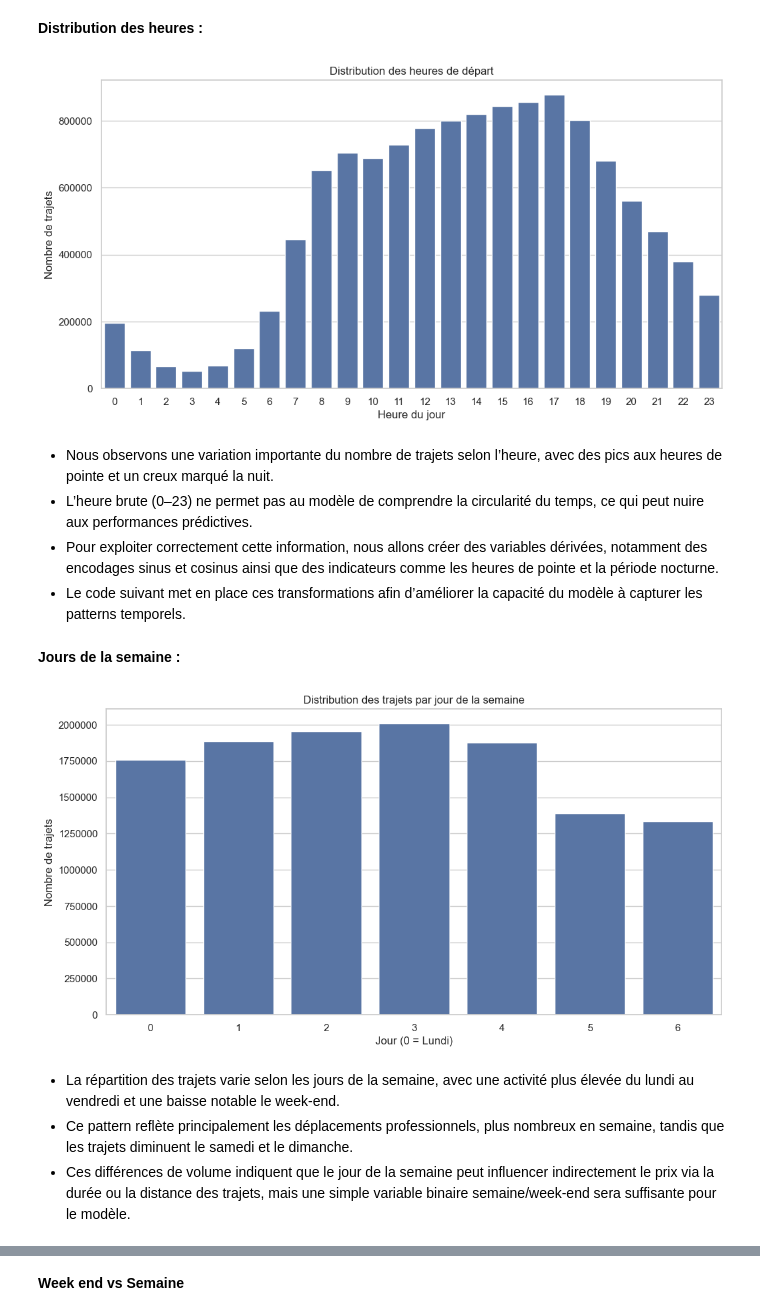
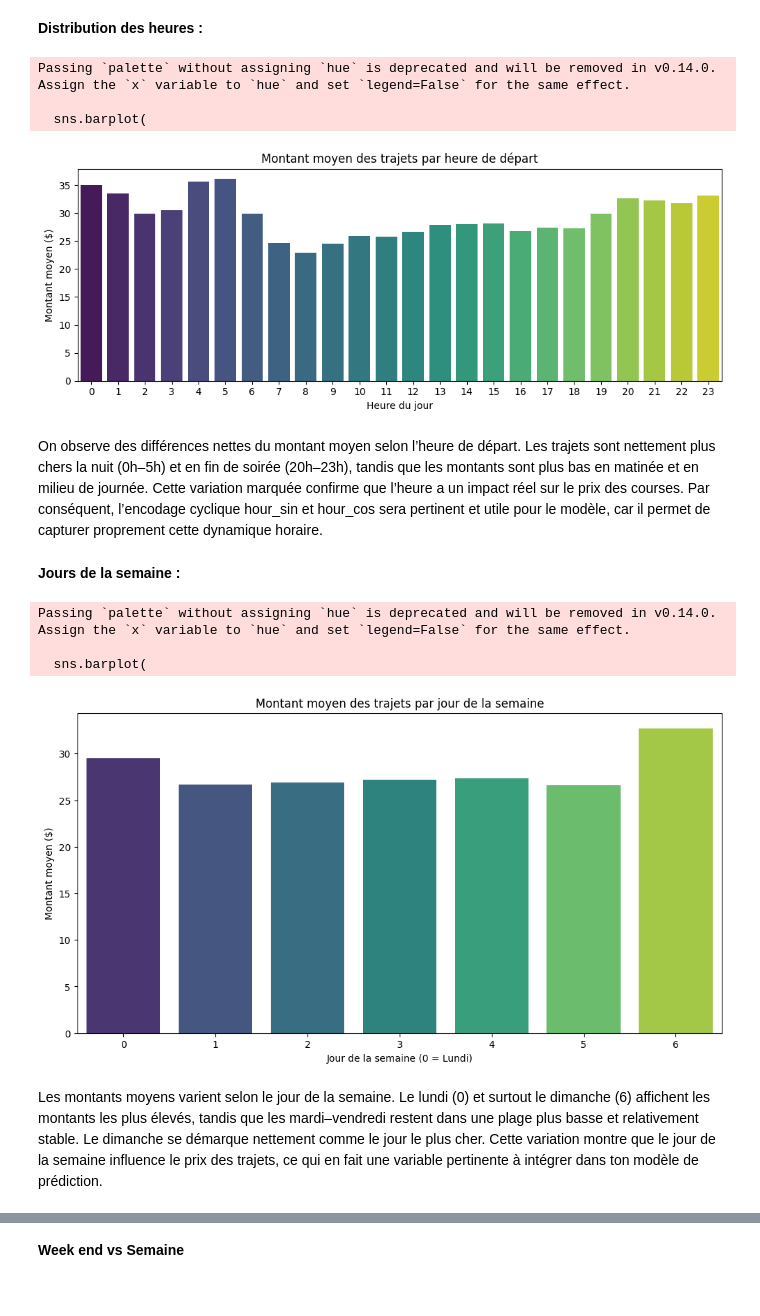
Before and after one commit to jbcheze/Predicting_Airline_Ticket_Prices, a Jupyter notebook: notebook/JB_Taxi_suite.ipynb, the cells around one changed output, grey strips where cells are left out. Drawn from its saved outputs; the diff is of its cells as text; code cells hidden in the pictures.

```diff
--- a/notebook/JB_Taxi_suite.ipynb
+++ b/notebook/JB_Taxi_suite.ipynb
@@ -652,19 +652,28 @@ plt.rcParams["figure.figsize"] = (12, 6)
 # %% [markdown]
 **Distribution des heures :**
 # %%
-plt.figure()
-sns.countplot(x="start_hour", data=df)
-plt.title("Distribution des heures de départ")
+plt.figure(figsize=(10,4))
+
+sns.barplot(
+    x="start_hour",
+    y="Trip Total",
+    data=df,
+    estimator=np.mean,
+    errorbar=None,
+    palette="viridis"
+)
+
+plt.title("Montant moyen des trajets par heure de départ")
 plt.xlabel("Heure du jour")
-plt.ylabel("Nombre de trajets")
+plt.ylabel("Montant moyen ($)")
 plt.show()
 # %% [output]
+Passing `palette` without assigning `hue` is deprecated and will be removed in v0.14.0. Assign the `x` variable to `hue` and set `legend=False` for the same effect.
+
+  sns.barplot(
-[figure, old version]
+[figure, new version]
 # %% [markdown]
-- Nous observons une variation importante du nombre de trajets selon l’heure, avec des pics aux heures de pointe et un creux marqué la nuit.
-- L’heure brute (0–23) ne permet pas au modèle de comprendre la circularité du temps, ce qui peut nuire aux performances prédictives.
-- Pour exploiter correctement cette information, nous allons créer des variables dérivées, notamment des encodages sinus et cosinus ainsi que des indicateurs comme les heures de pointe et la période nocturne.
-- Le code suivant met en place ces transformations afin d’améliorer la capacité du modèle à capturer les patterns temporels.
+On observe des différences nettes du montant moyen selon l’heure de départ. Les trajets sont nettement plus chers la nuit (0h–5h) et en fin de soirée (20h–23h), tandis que les montants sont plus bas en matinée et en milieu de journée. Cette variation marquée confirme que l’heure a un impact réel sur le prix des courses. Par conséquent, l’encodage cyclique hour_sin et hour_cos sera pertinent et utile pour le modèle, car il permet de capturer proprement cette dynamique horaire.
 # %%
 df["hour_sin"] = np.sin(2 * np.pi * df["start_hour"] / 24)
 df["hour_cos"] = np.cos(2 * np.pi * df["start_hour"] / 24)
@@ -672,19 +681,30 @@ df["is_night"] = df["start_hour"].isin([22,23,0,1,2,3,4,5,6]).astype(int)
 # %% [markdown]
 **Jours de la semaine :**
 # %%
-plt.figure()
-sns.countplot(x="start_weekday", data=df)
-plt.title("Distribution des trajets par jour de la semaine")
-plt.xlabel("Jour (0 = Lundi)")
-plt.ylabel("Nombre de trajets")
+plt.figure(figsize=(12,6))
+
+sns.barplot(
+    x="start_weekday",
+    y="Trip Total",
+    data=df,
+    estimator=np.mean,
+    errorbar=None,
+    palette="viridis"
+)
+
+plt.title("Montant moyen des trajets par jour de la semaine")
+plt.xlabel("Jour de la semaine (0 = Lundi)")
+plt.ylabel("Montant moyen ($)")
 
 ax = plt.gca()
 ax.yaxis.set_major_formatter(ScalarFormatter())
 ax.ticklabel_format(style='plain', axis='y')
+
 plt.show()
 # %% [output]
+Passing `palette` without assigning `hue` is deprecated and will be removed in v0.14.0. Assign the `x` variable to `hue` and set `legend=False` for the same effect.
+
+  sns.barplot(
-[figure, old version]
+[figure, new version]
 # %% [markdown]
-- La répartition des trajets varie selon les jours de la semaine, avec une activité plus élevée du lundi au vendredi et une baisse notable le week-end.
-- Ce pattern reflète principalement les déplacements professionnels, plus nombreux en semaine, tandis que les trajets diminuent le samedi et le dimanche.
-- Ces différences de volume indiquent que le jour de la semaine peut influencer indirectement le prix via la durée ou la distance des trajets, mais une simple variable binaire semaine/week-end sera suffisante pour le modèle.
+Les montants moyens varient selon le jour de la semaine. Le lundi (0) et surtout le dimanche (6) affichent les montants les plus élevés, tandis que les mardi–vendredi restent dans une plage plus basse et relativement stable. Le dimanche se démarque nettement comme le jour le plus cher. Cette variation montre que le jour de la semaine influence le prix des trajets, ce qui en fait une variable pertinente à intégrer dans ton modèle de prédiction.
```
Also changed, not shown: parts of 24 cells of this notebook.
